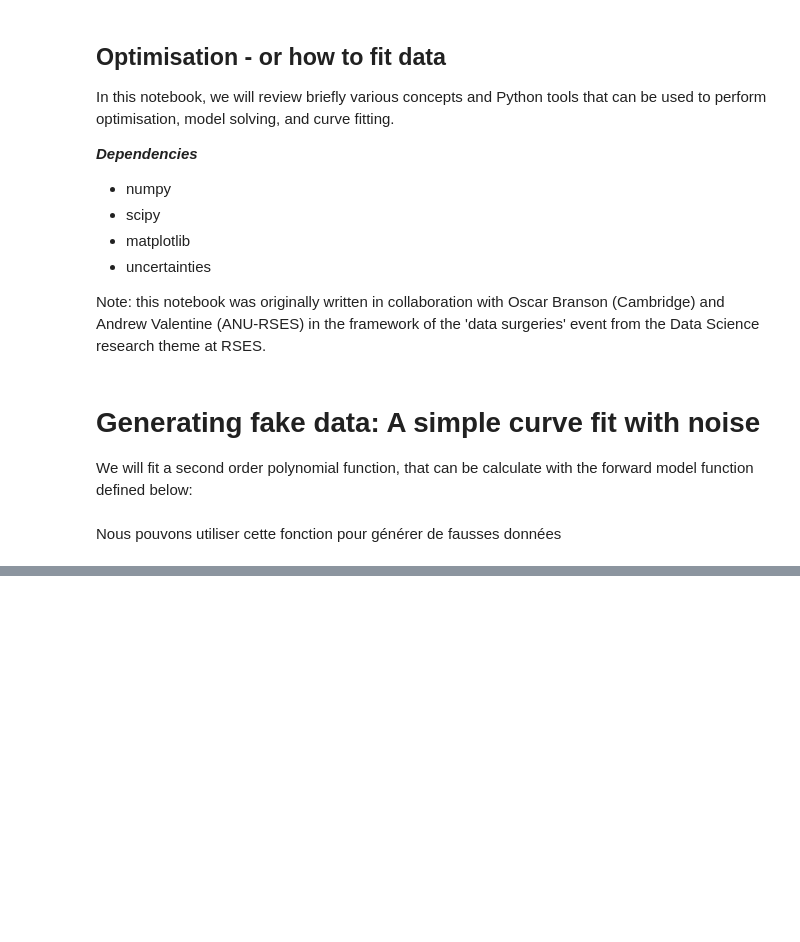
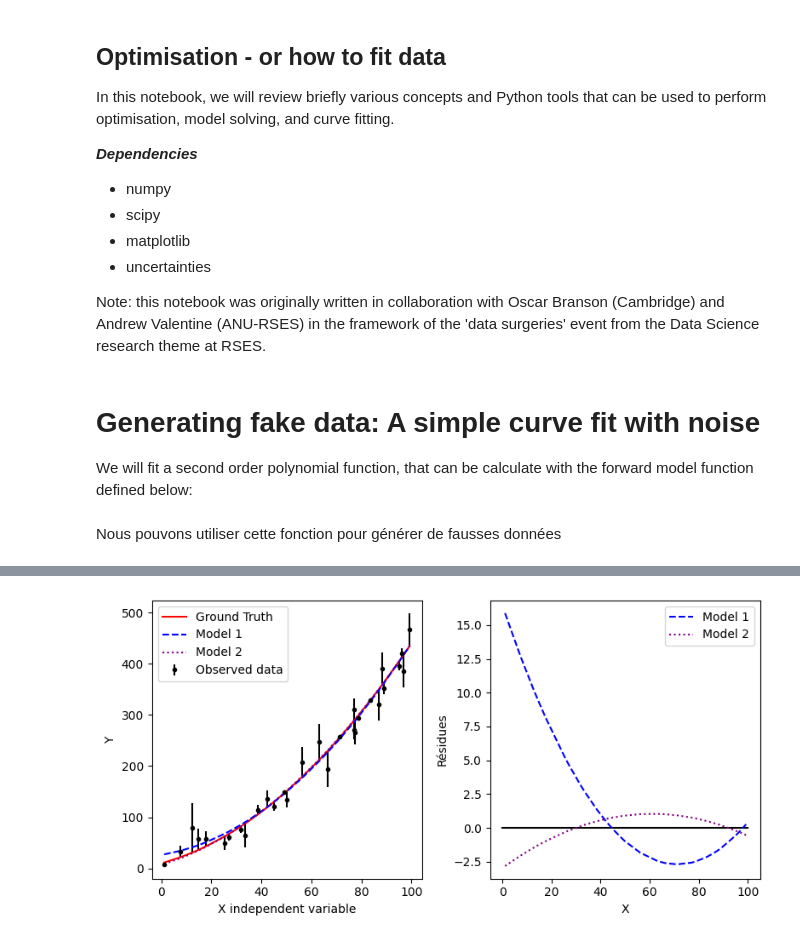
Before and after one commit to charlesll/ModelisationGeochimie, a Jupyter notebook: 02_FitCurve.ipynb, the cells around one changed output, grey strips where cells are left out. Saved outputs shown, nothing was run; the diff lists cells and outputs as text; code cells hidden in the pictures; blank space fills up the shorter version.

```diff
--- a/02_FitCurve.ipynb
+++ b/02_FitCurve.ipynb
@@ -88,0 +88,30 @@ from scipy.optimize import curve_fit
+# %%
+# we need to import curve_fit for fitting our curve
+# we also import uncertainties for error propagation
+from scipy.optimize import curve_fit
+popt, pcov = curve_fit(g_m, x, y_observed)
+popt2, pcov2 = curve_fit(g_m, x, y_observed, sigma=ese, absolute_sigma=True)
+
+plt.figure(figsize=(8,4))
+
+plt.subplot(1,2,1)
+
+plt.errorbar(x,y_observed,yerr=ese,fmt='.',color="k",label="Observed data")
+plt.plot(x,y,"r-",label="Ground Truth")
+plt.plot(x,forward_model(x, *popt),"b--",label="Model 1")
+plt.plot(x,forward_model(x, *popt2),":",c="purple",label="Model 2")
+plt.xlabel("X independent variable")
+plt.ylabel("Y")
+plt.legend()
+
+plt.subplot(1,2,2)
+plt.plot([0,100],[0,0],"k")
+plt.plot(x,forward_model(x, *popt)-y,"b--",label="Model 1")
+plt.plot(x,forward_model(x, *popt2)-y,":",c="purple",label="Model 2")
+plt.ylabel("Résidues")
+plt.xlabel("X")
+plt.legend()
+
+plt.tight_layout()
+# %% [output]
+[figure, added]
```
Also changed, not shown: parts of 5 cells of this notebook, 5 other files.
